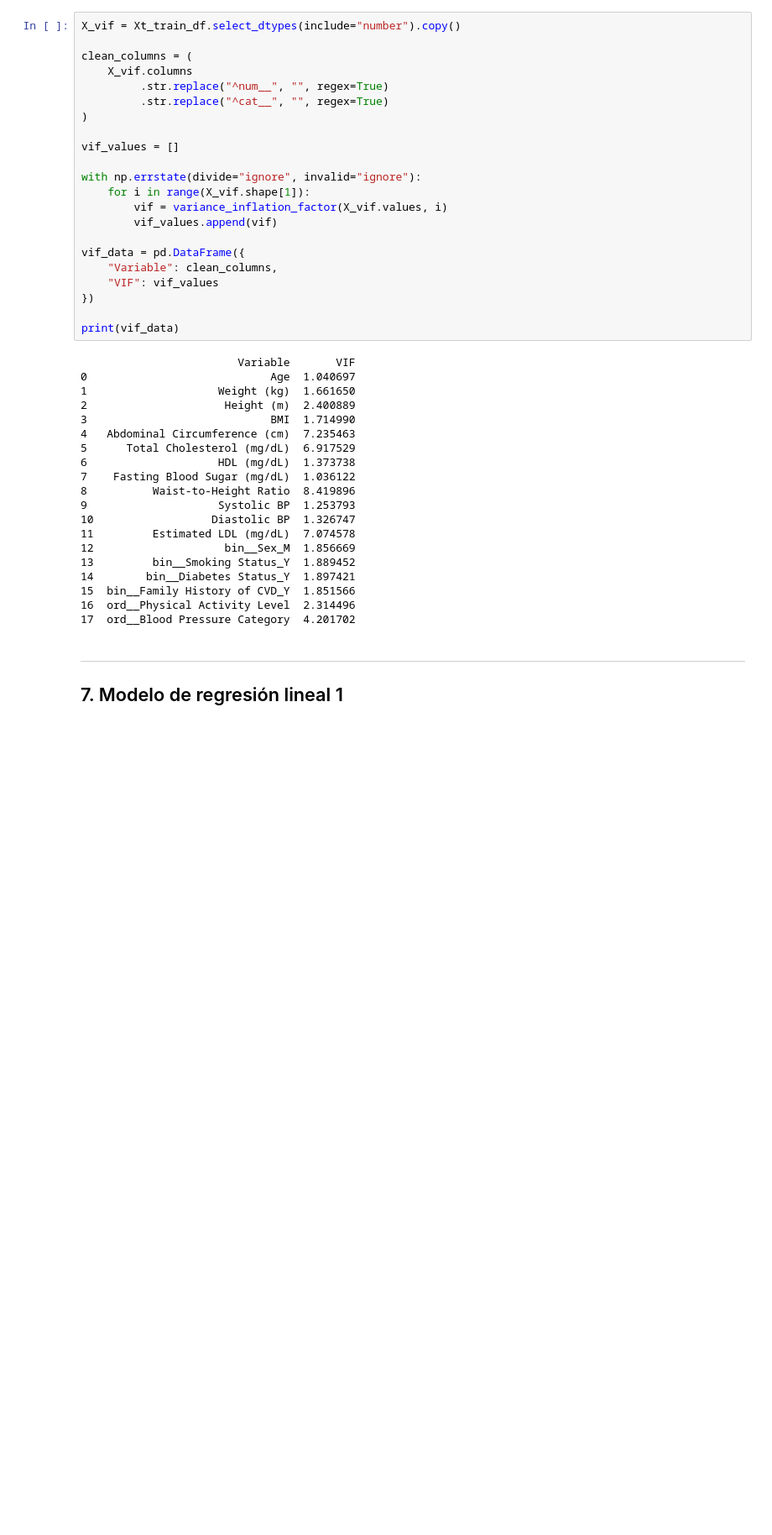
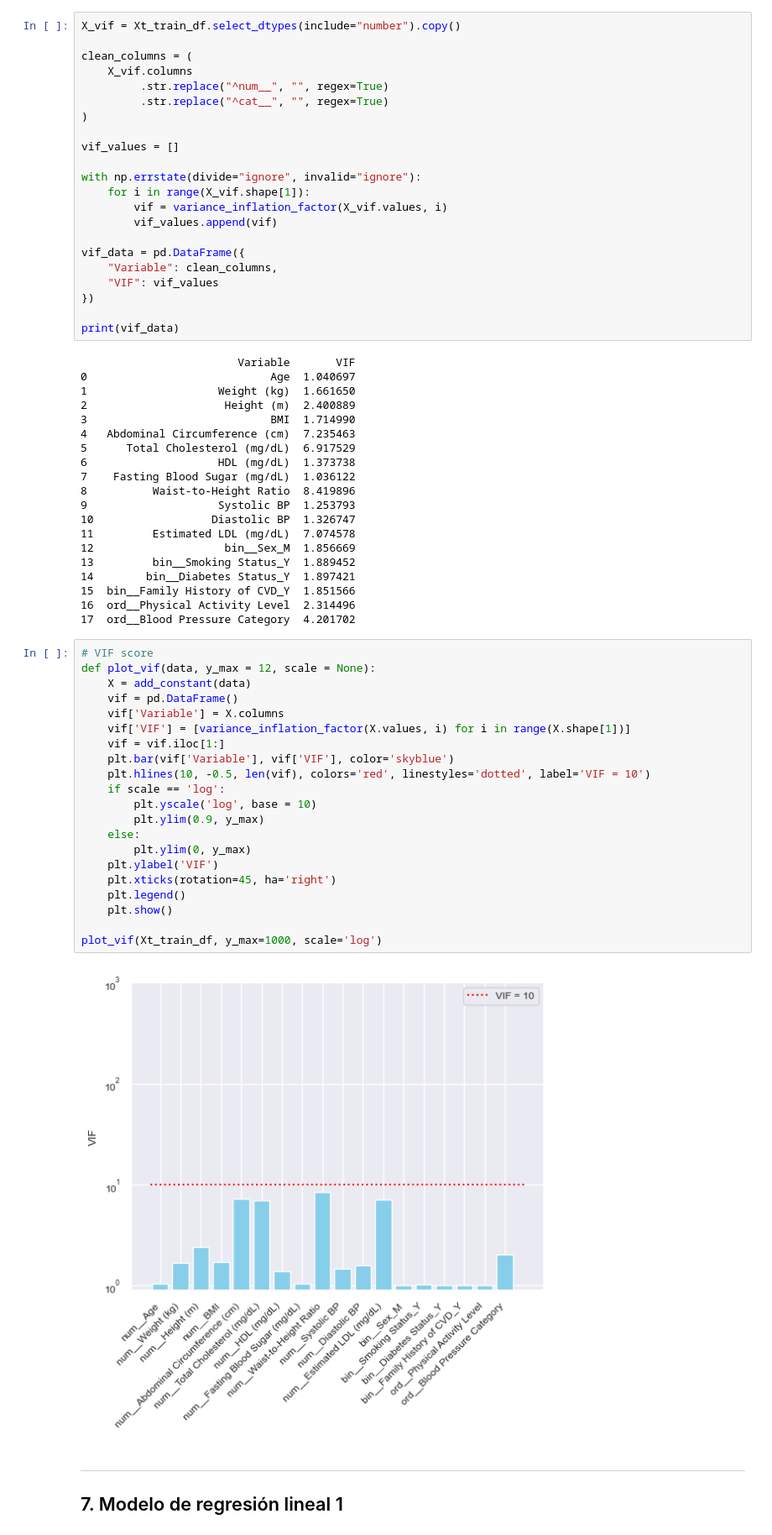
Before and after one commit to serferre2004/Laboratorios_MachineLearning, a Jupyter notebook: Laboratorio1/LabModeloPipelines.ipynb, the cells around one changed output. Shown at 84% size. Drawn from its saved outputs; the diff is of its cells as text; blank space fills up the shorter version.

```diff
--- a/Laboratorio1/LabModeloPipelines.ipynb
+++ b/Laboratorio1/LabModeloPipelines.ipynb
@@ -437,6 +438,29 @@ print(vif_data)
 15  bin__Family History of CVD_Y  1.851566
 16  ord__Physical Activity Level  2.314496
 17  ord__Blood Pressure Category  4.201702
+# %%
+# VIF score
+def plot_vif(data, y_max = 12, scale = None):
+    X = add_constant(data)
+    vif = pd.DataFrame()
+    vif['Variable'] = X.columns
+    vif['VIF'] = [variance_inflation_factor(X.values, i) for i in range(X.shape[1])]
+    vif = vif.iloc[1:]
+    plt.bar(vif['Variable'], vif['VIF'], color='skyblue')
+    plt.hlines(10, -0.5, len(vif), colors='red', linestyles='dotted', label='VIF = 10')
+    if scale == 'log':
+        plt.yscale('log', base = 10)
+        plt.ylim(0.9, y_max)
+    else:
+        plt.ylim(0, y_max)
+    plt.ylabel('VIF')
+    plt.xticks(rotation=45, ha='right')
+    plt.legend()
+    plt.show()
+
+plot_vif(Xt_train_df, y_max=1000, scale='log')
+# %% [output]
+[figure, added]
 # %% [markdown]
 ---
 ## 7. Modelo de regresión lineal 1
```
Also changed, not shown: parts of 3 cells of this notebook.
